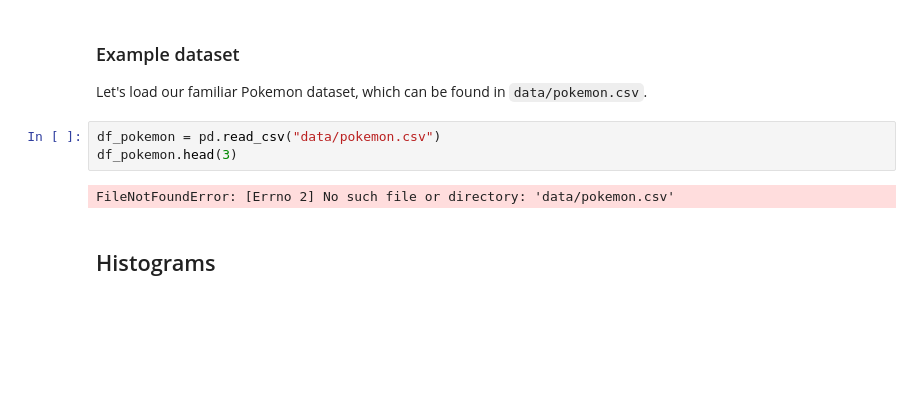
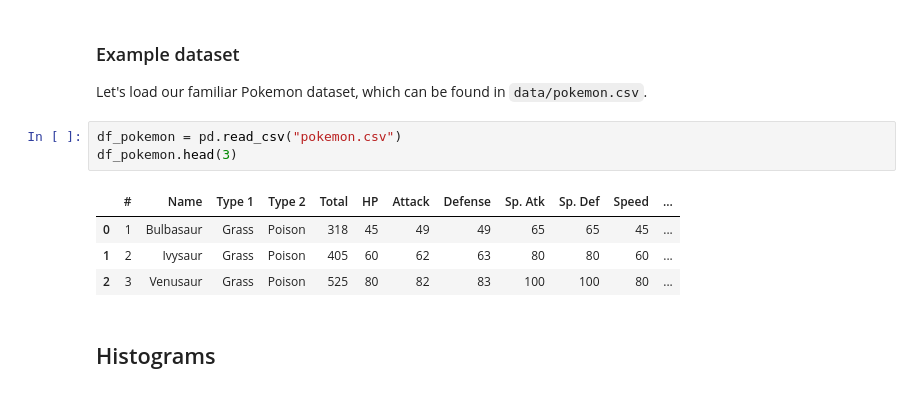
Before and after one commit to PawelNecel05/ds2025, a Jupyter notebook: Exercise5.ipynb, the cells around one changed output. Saved outputs shown, nothing was run; the diff lists cells and outputs as text; blank space fills up the shorter version.

Commit message:
pokemon1

```diff
--- a/Exercise5.ipynb
+++ b/Exercise5.ipynb
@@ -99,10 +99,13 @@ With `pyplot`, we can easily plot things like:
 
 Let's load our familiar Pokemon dataset, which can be found in `data/pokemon.csv`.
 # %%
-df_pokemon = pd.read_csv("data/pokemon.csv")
+df_pokemon = pd.read_csv("pokemon.csv")
 df_pokemon.head(3)
 # %% [output]
-FileNotFoundError: [Errno 2] No such file or directory: 'data/pokemon.csv'
+|  | # | Name | Type 1 | Type 2 | Total | HP | Attack | Defense | Sp. Atk | Sp. Def | Speed | ... |
+| 0 | 1 | Bulbasaur | Grass | Poison | 318 | 45 | 49 | 49 | 65 | 65 | 45 | ... |
+| 1 | 2 | Ivysaur | Grass | Poison | 405 | 60 | 62 | 63 | 80 | 80 | 60 | ... |
+| 2 | 3 | Venusaur | Grass | Poison | 525 | 80 | 82 | 83 | 100 | 100 | 80 | ... |
 # %% [markdown]
 ## Histograms
 # %% [markdown]
```
